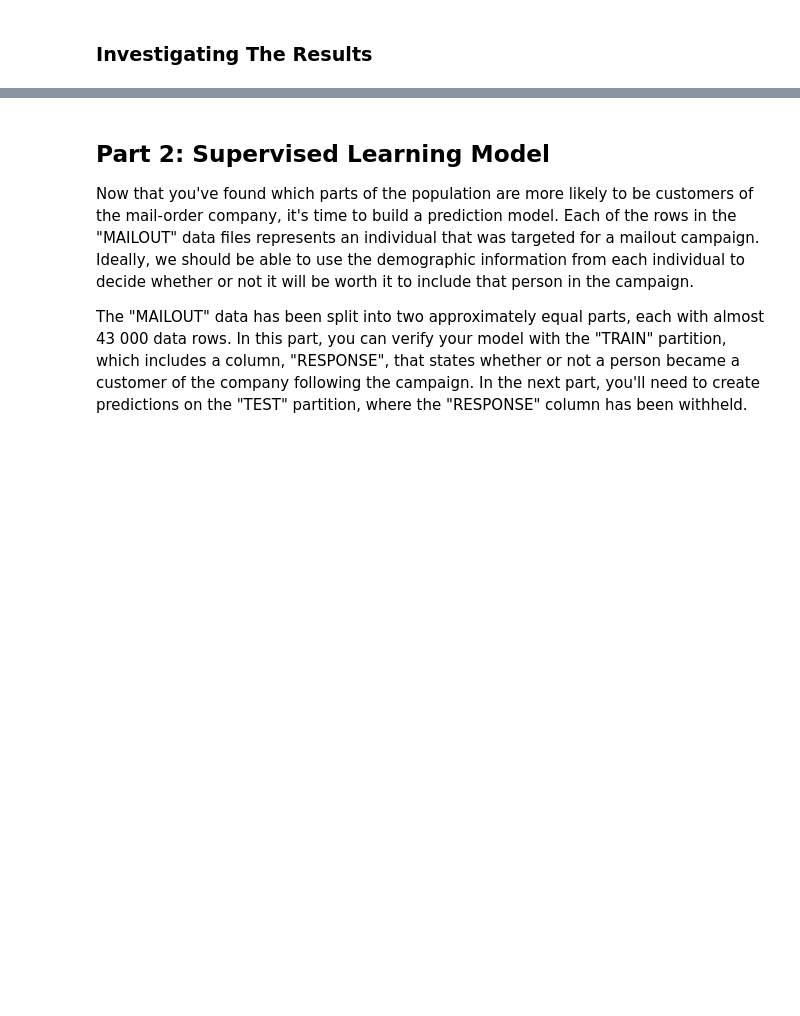
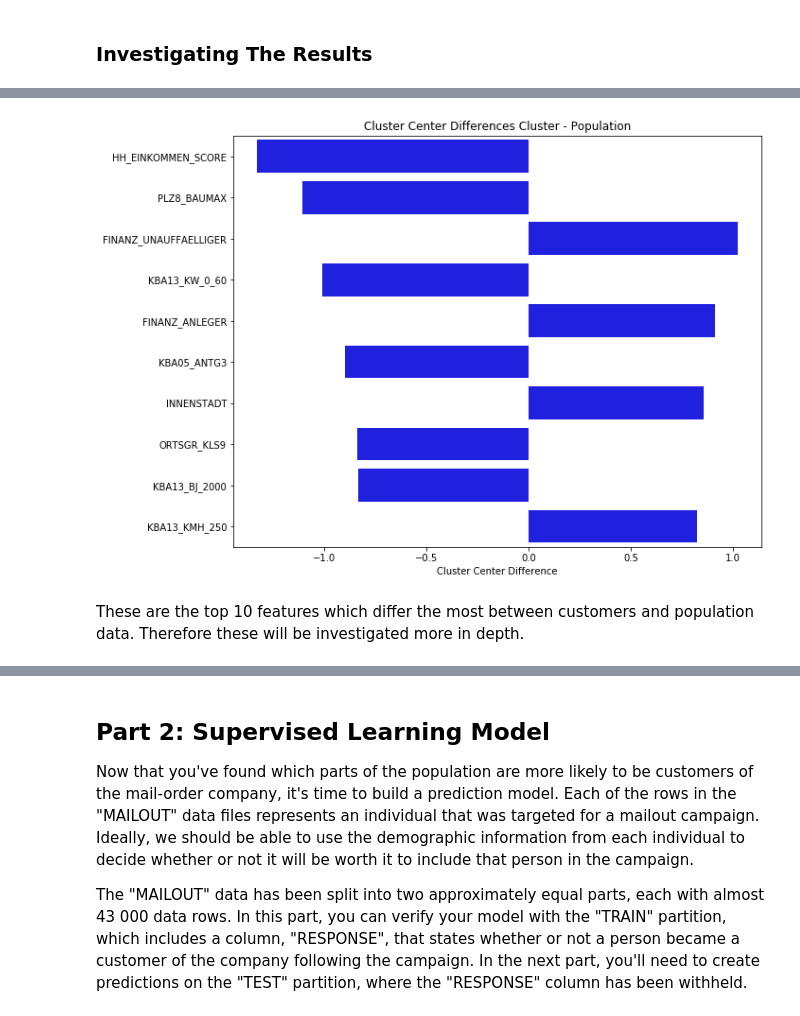
Before and after one commit to yesilkayacan/capstone_arvato, a Jupyter notebook: Arvato Project Workbook_study.ipynb, the cells around one changed output, grey strips where cells are left out. Saved outputs shown, nothing was run; the diff lists cells and outputs as text; code cells hidden in the pictures; blank space fills up the shorter version.

```diff
--- a/Arvato Project Workbook_study.ipynb
+++ b/Arvato Project Workbook_study.ipynb
@@ -542,0 +554,21 @@ Customers are mostly defined by the cluster 10. Afterwards this cluster is follo
+# %%
+cluster_centers = pca_selected.inverse_transform(k_means_selected.cluster_centers_)
+cluster_index = ['Cluster_{}'.format(i) for i in range(0, n_selected_cluster)]
+cluster_centers_df = pd.DataFrame(cluster_centers, columns=azdias_preprocessed.columns, index=cluster_index)
+# %%
+# Calculating the differences in the cluster centers
+# Customers - population
+center_differences = cluster_centers_df.loc['Cluster_0'] - cluster_centers_df.loc['Cluster_3']
+# %%
+plt.figure(figsize=(10,8))
+
+# Filter the data so that the differnece is higher then 0 and only show the top 20
+filtered_order = np.abs(center_differences[np.abs(center_differences)>0]).sort_values(ascending=False).index[0:10]
+sns.barplot(y=center_differences[filtered_order].index, x=center_differences[filtered_order], order=filtered_order, color='b')
+plt.title('Cluster Center Differences Cluster - Population')
+plt.xlabel('Cluster Center Difference')
+plt.show()
+# %% [output]
+[figure, added]
+# %% [markdown]
+These are the top 10 features which differ the most between customers and population data. Therefore these will be investigated more in depth.
```
Also changed, not shown: parts of 37 cells of this notebook.
